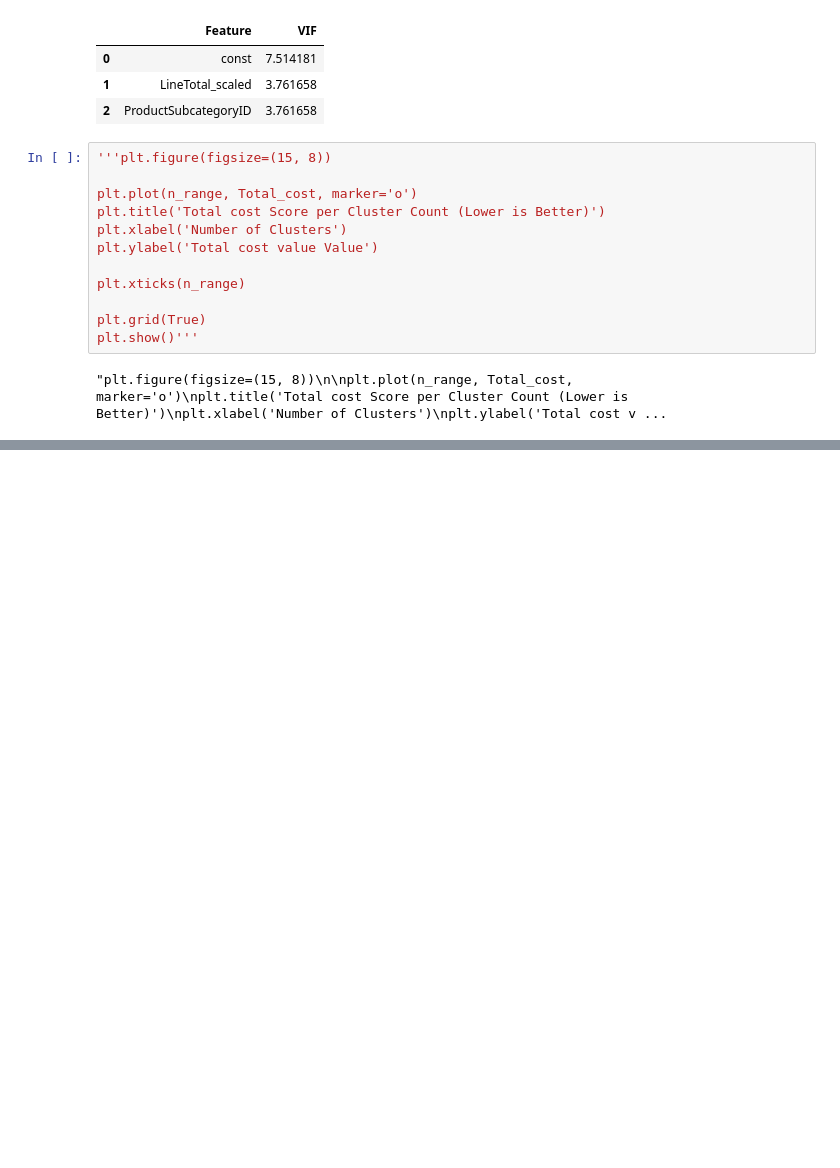
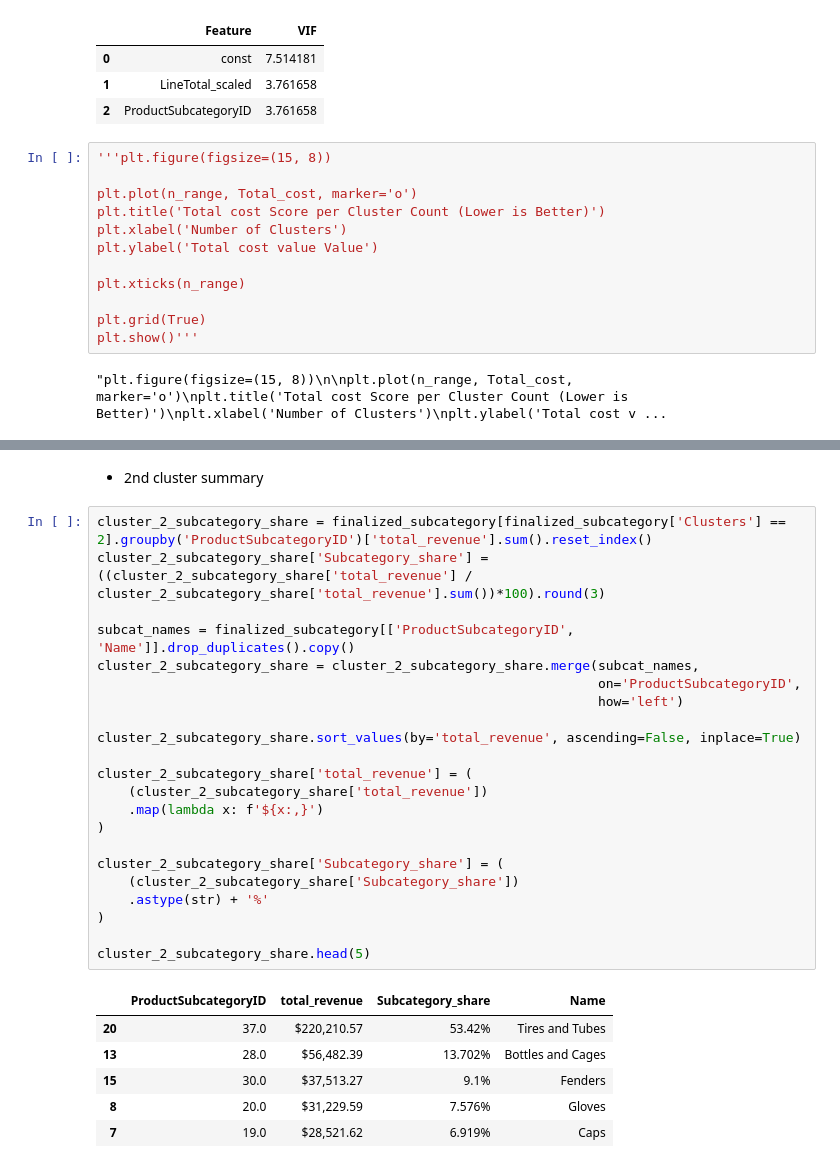
Before and after one commit to AtlasMarbx/AdventureWorks-Data-Migration-and-insight-extraction, a Jupyter notebook: EDA_process.ipynb, the cells around one changed output, grey strips where cells are left out. Cells and saved outputs as stored; diff of their text form; blank space fills up the shorter version.

```diff
--- a/EDA_process.ipynb
+++ b/EDA_process.ipynb
@@ -1923,0 +1968,31 @@ subgcategory_summary[subgcategory_summary['Clusters'] == 0]
+# %% [markdown]
+- 2nd cluster summary
+# %%
+cluster_2_subcategory_share = finalized_subcategory[finalized_subcategory['Clusters'] == 2].groupby('ProductSubcategoryID')['total_revenue'].sum().reset_index()
+cluster_2_subcategory_share['Subcategory_share'] = ((cluster_2_subcategory_share['total_revenue'] / cluster_2_subcategory_share['total_revenue'].sum())*100).round(3)
+
+subcat_names = finalized_subcategory[['ProductSubcategoryID', 'Name']].drop_duplicates().copy()
+cluster_2_subcategory_share = cluster_2_subcategory_share.merge(subcat_names,
+                                                                on='ProductSubcategoryID',
+                                                                how='left')
+
+cluster_2_subcategory_share.sort_values(by='total_revenue', ascending=False, inplace=True)
+
+cluster_2_subcategory_share['total_revenue'] = (
+    (cluster_2_subcategory_share['total_revenue'])
+    .map(lambda x: f'${x:,}')
+)
+
+cluster_2_subcategory_share['Subcategory_share'] = (
+    (cluster_2_subcategory_share['Subcategory_share'])
+    .astype(str) + '%'
+)
+
+cluster_2_subcategory_share.head(5)
+# %% [output]
+|  | ProductSubcategoryID | total_revenue | Subcategory_share | Name |
+| 20 | 37.0 | $220,210.57 | 53.42% | Tires and Tubes |
+| 13 | 28.0 | $56,482.39 | 13.702% | Bottles and Cages |
+| 15 | 30.0 | $37,513.27 | 9.1% | Fenders |
+| 8 | 20.0 | $31,229.59 | 7.576% | Gloves |
+| 7 | 19.0 | $28,521.62 | 6.919% | Caps |
```
Also changed, not shown: parts of 12 cells of this notebook.
